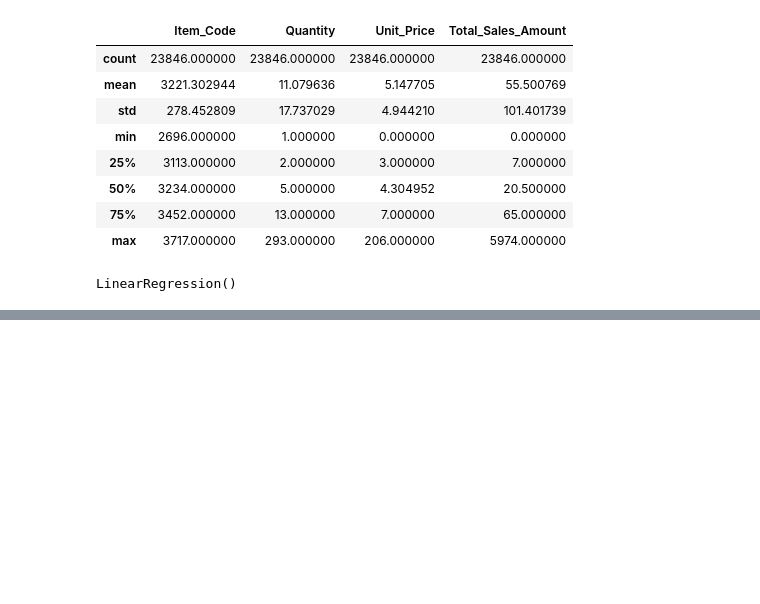
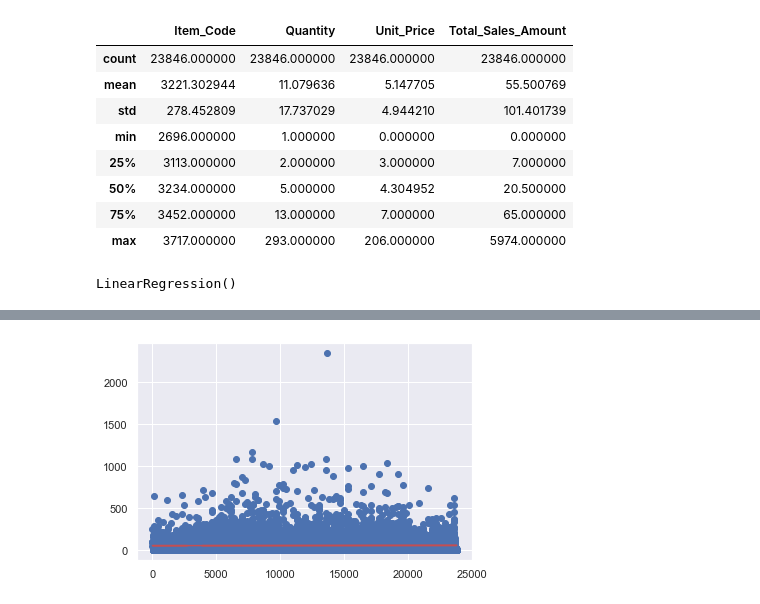
Before and after one commit to jilias/Tracks_Tavern_Data, a Jupyter notebook: LinearRegression_Tavern_Data.ipynb, the cells around one changed output, grey strips where cells are left out. Cells and saved outputs as stored; diff of their text form; code cells hidden in the pictures; blank space fills up the shorter version.

```diff
--- a/LinearRegression_Tavern_Data.ipynb
+++ b/LinearRegression_Tavern_Data.ipynb
@@ -58 +75,7 @@ LinearRegression()
+# %%
+plt.scatter(X_train, y_train)
+plt.plot(X_train, 56.948 + 0.0001*X_train, 'r')
+plt.show()
+# %% [output]
+[figure, added]
 # %%
```
Also changed, not shown: parts of 16 cells of this notebook.
